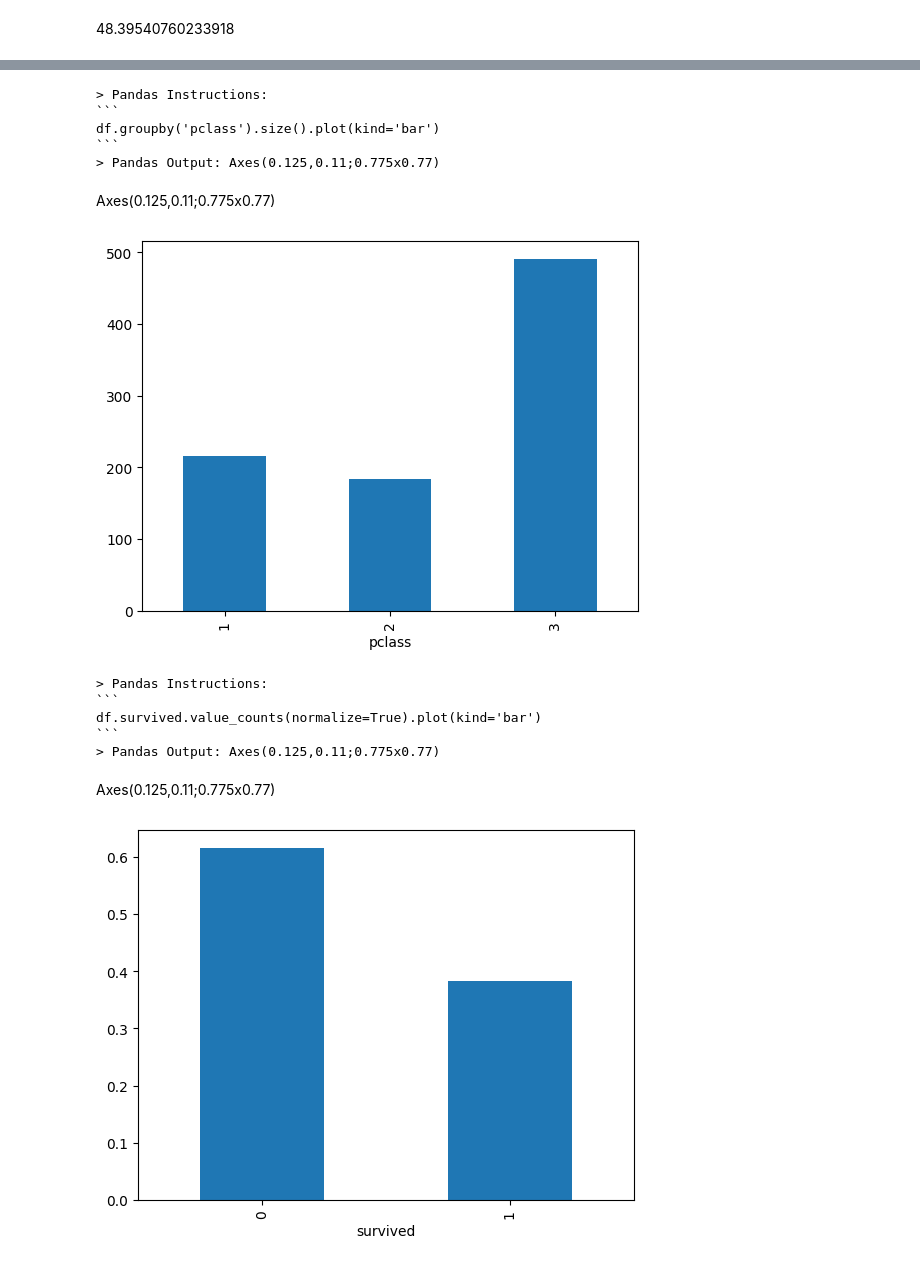
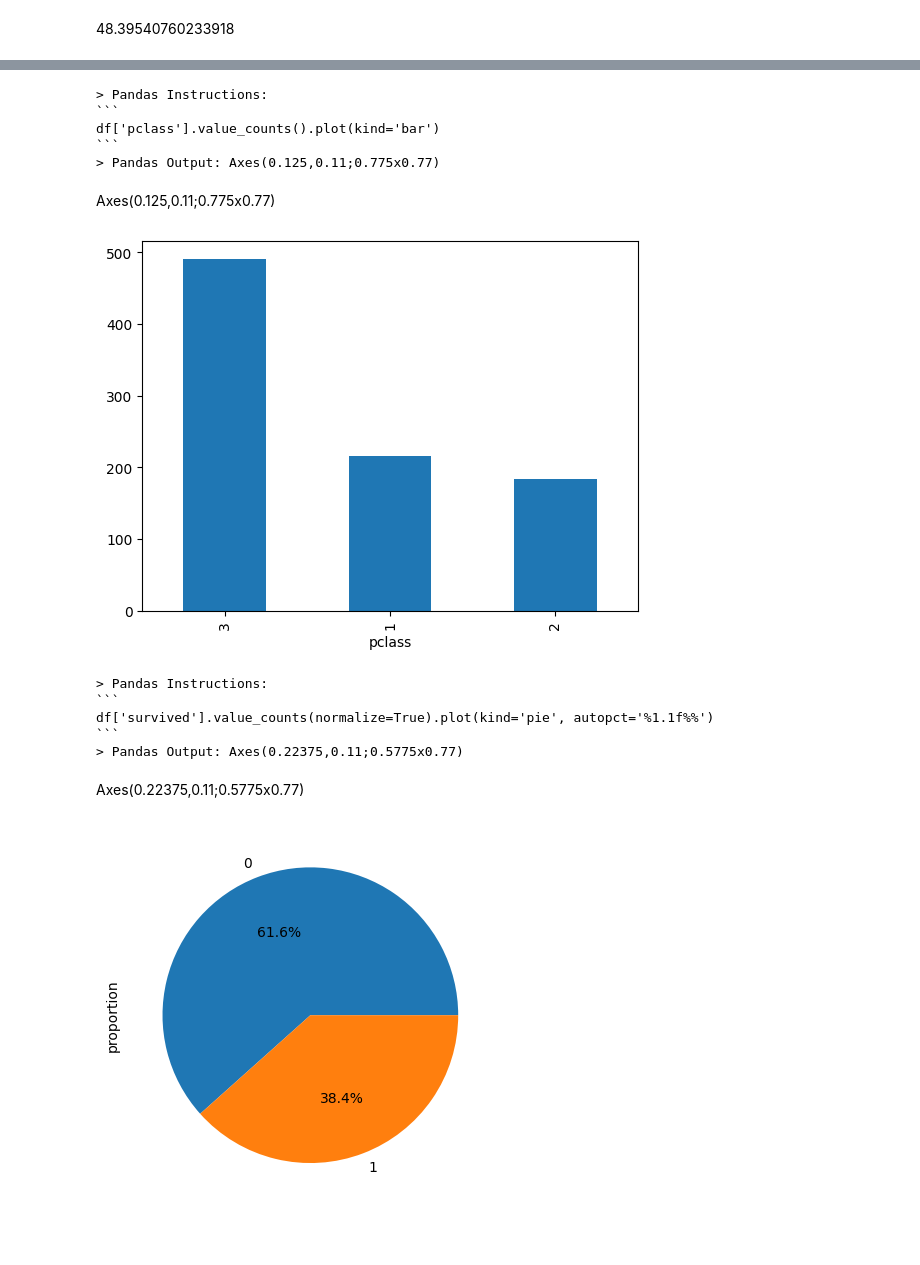
Before and after one commit to jaeyow/talk-to-excel, a Jupyter notebook: notebooks/01-try-talk-to-excel.ipynb, the cells around one changed output, grey strips where cells are left out. Cells and saved outputs as stored; diff of their text form; code cells hidden in the pictures; blank space fills up the shorter version.

````diff
--- a/notebooks/01-try-talk-to-excel.ipynb
+++ b/notebooks/01-try-talk-to-excel.ipynb
@@ -115,6 +115,7 @@ df = pd.read_excel("./titanic_train.xlsx")
 query_engine = PandasQueryEngine(
     df=df,
     verbose=True,
+    synthesize_response=True,
     description="This dataframe contains passenger information from the Titanic.",
 )
 # %%
@@ -294,6 +277,7 @@ df[df['survived'] == 1]['fare'].mean()
 > Pandas Output: 48.39540760233918
 48.39540760233918
 # %%
+query_engine._synthesize_response = False
 response = query_engine.query("Using a pie chart, plot the distribution of passengers with respect to sex.")
 display(Markdown(f"{response}"))
 # %% [output]
@@ -307,23 +291,25 @@ Axes(0.22375,0.11;0.5775x0.77)
 # %%
+query_engine._synthesize_response = False
 response = query_engine.query("Using a barchart, plot how many passengers were in each class.")
 display(Markdown(f"{response}"))
 # %% [output]
 > Pandas Instructions:
 ```
-df.groupby('pclass').size().plot(kind='bar')
+df['pclass'].value_counts().plot(kind='bar')
 ```
 > Pandas Output: Axes(0.125,0.11;0.775x0.77)
 Axes(0.125,0.11;0.775x0.77)
-[figure, old version]
+[figure, new version]
 # %%
+query_engine._synthesize_response = False
 response = query_engine.query("Visualize the percentage of passengers who survived and those who didn’t.")
 display(Markdown(f"{response}"))
 # %% [output]
 > Pandas Instructions:
 ```
-df.survived.value_counts(normalize=True).plot(kind='bar')
+df['survived'].value_counts(normalize=True).plot(kind='pie', autopct='%1.1f%%')
 ```
-> Pandas Output: Axes(0.125,0.11;0.775x0.77)
+> Pandas Output: Axes(0.22375,0.11;0.5775x0.77)
-Axes(0.125,0.11;0.775x0.77)
+Axes(0.22375,0.11;0.5775x0.77)
-[figure, old version]
+[figure, new version]
 # %%
````
Also changed, not shown: parts of 10 cells of this notebook, 2 other files.
